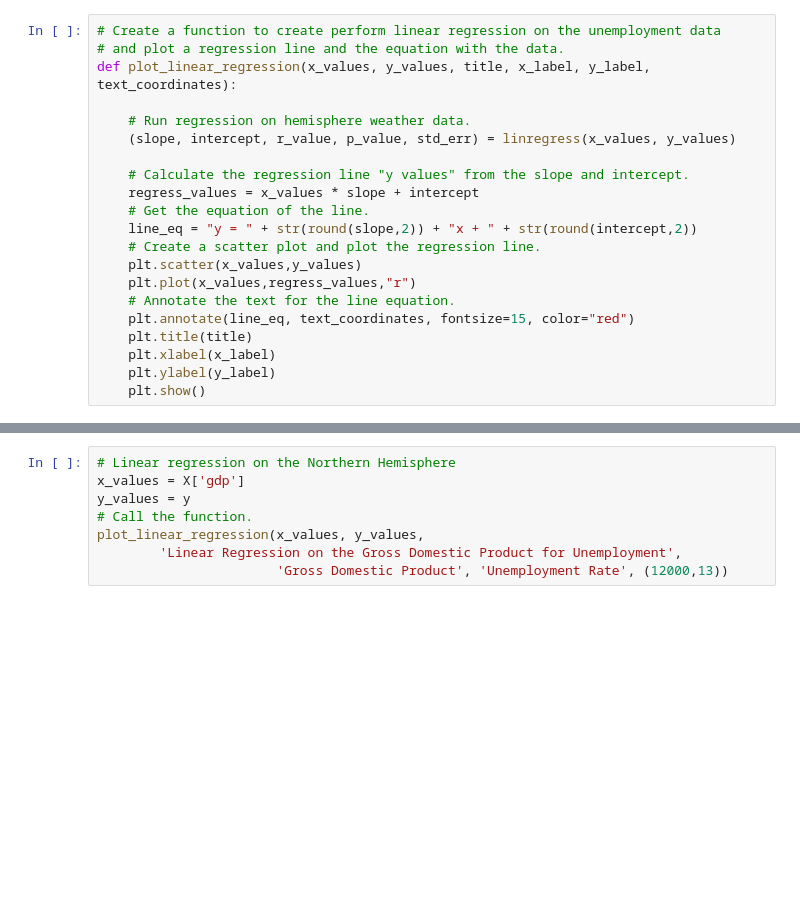
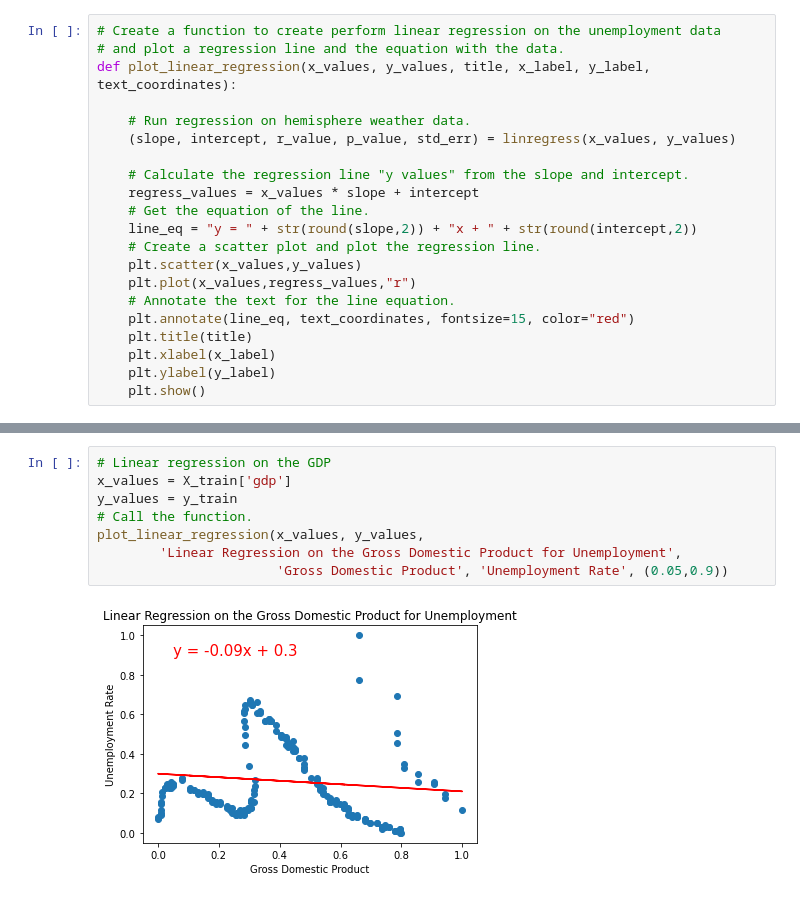
Before and after one commit to arianacolon/Fed_Interest_Rate_Analysis, a Jupyter notebook: FRA_Regression_Lines.ipynb, the cells around one changed output, grey strips where cells are left out. Drawn from its saved outputs; the diff is of its cells as text; blank space fills up the shorter version.

```diff
--- a/FRA_Regression_Lines.ipynb
+++ b/FRA_Regression_Lines.ipynb
@@ -85,9 +128,11 @@ plot_linear_regression(x_values, y_values,
 # %%
-# Linear regression on the Northern Hemisphere
-x_values = X['gdp']
-y_values = y
+# Linear regression on the GDP
+x_values = X_train['gdp']
+y_values = y_train
 # Call the function.
 plot_linear_regression(x_values, y_values,
         'Linear Regression on the Gross Domestic Product for Unemployment',
-                       'Gross Domestic Product', 'Unemployment Rate', (12000,13))
+                       'Gross Domestic Product', 'Unemployment Rate', (0.05,0.9))
+# %% [output]
+[figure, added]
 # %%
```
Also changed, not shown: parts of 15 cells of this notebook.
